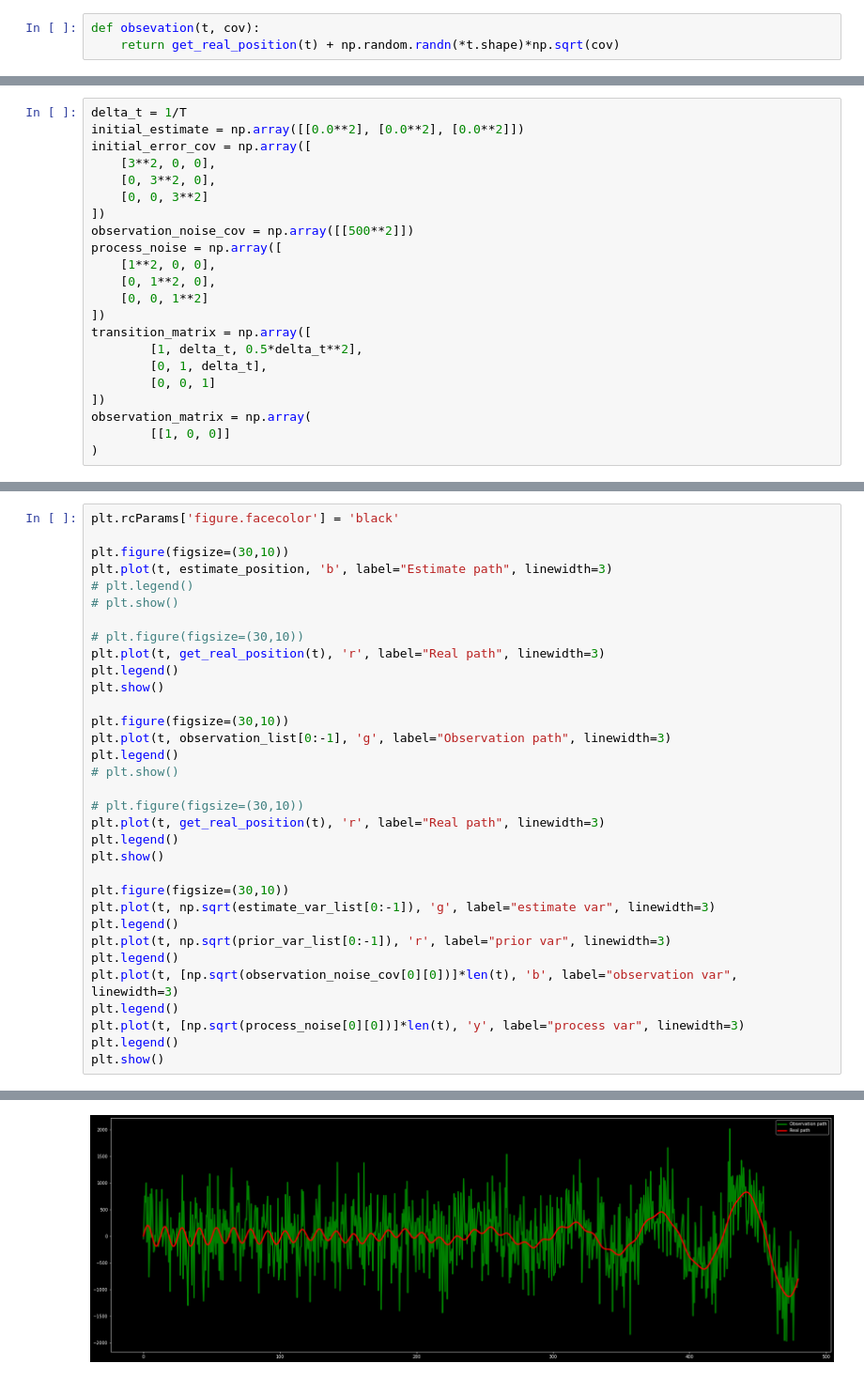
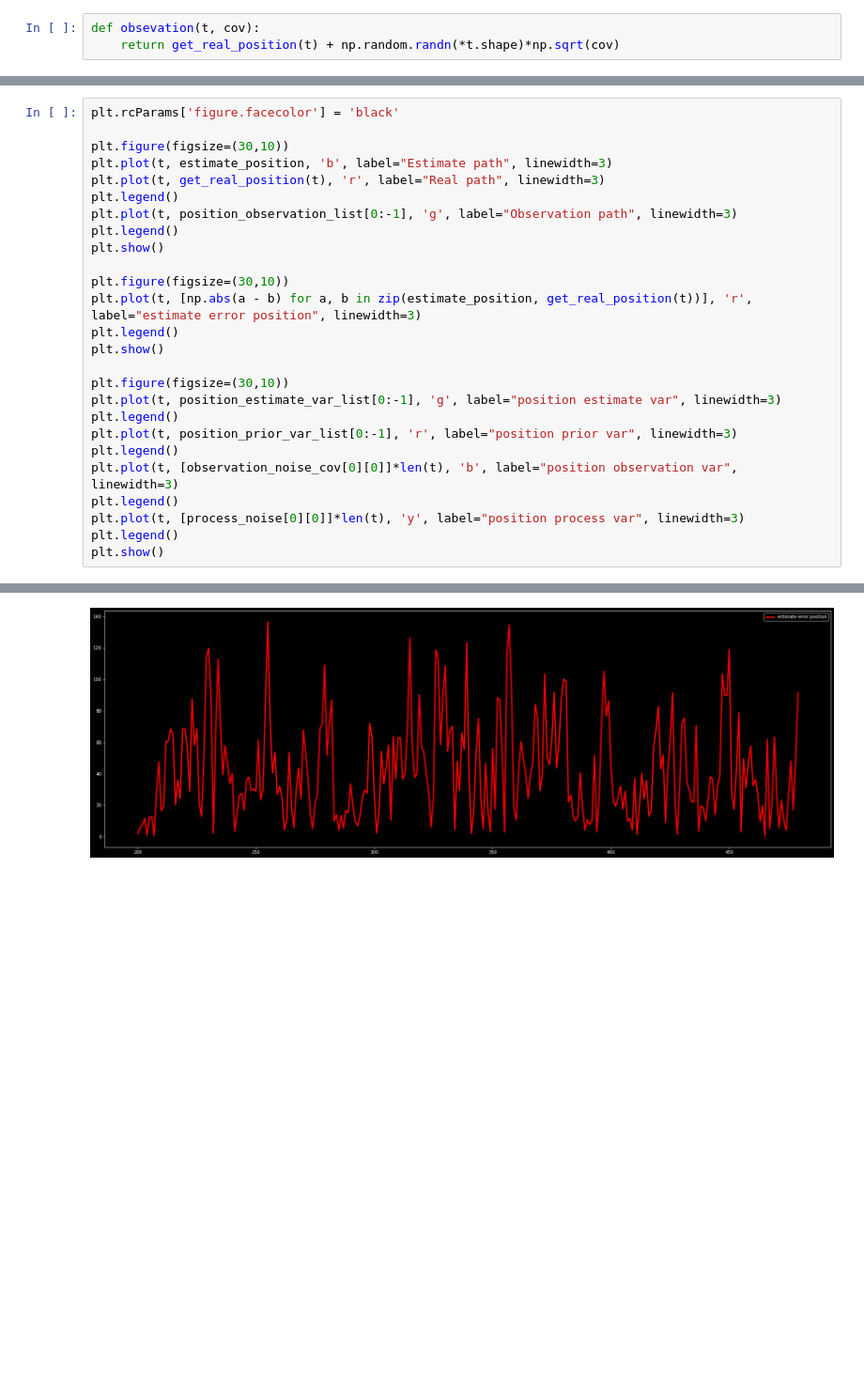
Before and after one commit to Long-ThanhLe/KalmanFilter, a Jupyter notebook: kalman.ipynb, the cells around one changed output, grey strips where cells are left out. Shown at 94% size. Drawn from its saved outputs; the diff is of its cells as text; blank space fills up the shorter version.

```diff
--- a/kalman.ipynb
+++ b/kalman.ipynb
@@ -32,25 +54,3 @@ plt.show()
-# %%
-delta_t = 1/T
-initial_estimate = np.array([[0.0**2], [0.0**2], [0.0**2]])
-initial_error_cov = np.array([
-    [3**2, 0, 0],
-    [0, 3**2, 0],
-    [0, 0, 3**2]
-])
-observation_noise_cov = np.array([[500**2]])
-process_noise = np.array([
-    [1**2, 0, 0],
-    [0, 1**2, 0],
-    [0, 0, 1**2]
-])
-transition_matrix = np.array([
-        [1, delta_t, 0.5*delta_t**2],
-        [0, 1, delta_t],
-        [0, 0, 1]
-])
-observation_matrix = np.array(
-        [[1, 0, 0]]
-)
 # %%
 kalman_state = []
 estimate_position = []
@@ -106,32 +132,25 @@ plt.rcParams['figure.facecolor'] = 'black'
 
 plt.figure(figsize=(30,10))
 plt.plot(t, estimate_position, 'b', label="Estimate path", linewidth=3)
-# plt.legend()
-# plt.show()
-
-# plt.figure(figsize=(30,10))
 plt.plot(t, get_real_position(t), 'r', label="Real path", linewidth=3)
+plt.legend()
+plt.plot(t, position_observation_list[0:-1], 'g', label="Observation path", linewidth=3)
 plt.legend()
 plt.show()
 
 plt.figure(figsize=(30,10))
-plt.plot(t, observation_list[0:-1], 'g', label="Observation path", linewidth=3)
-plt.legend()
-# plt.show()
-
-# plt.figure(figsize=(30,10))
-plt.plot(t, get_real_position(t), 'r', label="Real path", linewidth=3)
+plt.plot(t, [np.abs(a - b) for a, b in zip(estimate_position, get_real_position(t))], 'r', label="estimate error position", linewidth=3)
 plt.legend()
 plt.show()
 
 plt.figure(figsize=(30,10))
-plt.plot(t, np.sqrt(estimate_var_list[0:-1]), 'g', label="estimate var", linewidth=3)
+plt.plot(t, position_estimate_var_list[0:-1], 'g', label="position estimate var", linewidth=3)
 plt.legend()
-plt.plot(t, np.sqrt(prior_var_list[0:-1]), 'r', label="prior var", linewidth=3)
+plt.plot(t, position_prior_var_list[0:-1], 'r', label="position prior var", linewidth=3)
 plt.legend()
-plt.plot(t, [np.sqrt(observation_noise_cov[0][0])]*len(t), 'b', label="observation var", linewidth=3)
+plt.plot(t, [observation_noise_cov[0][0]]*len(t), 'b', label="position observation var", linewidth=3)
 plt.legend()
-plt.plot(t, [np.sqrt(process_noise[0][0])]*len(t), 'y', label="process var", linewidth=3)
+plt.plot(t, [process_noise[0][0]]*len(t), 'y', label="position process var", linewidth=3)
 plt.legend()
 plt.show()
 # %% [output]
@@ -139 +158 @@ plt.show()
-[figure, old version]
+[figure, new version]
```
Also changed, not shown: parts of 9 cells of this notebook.
